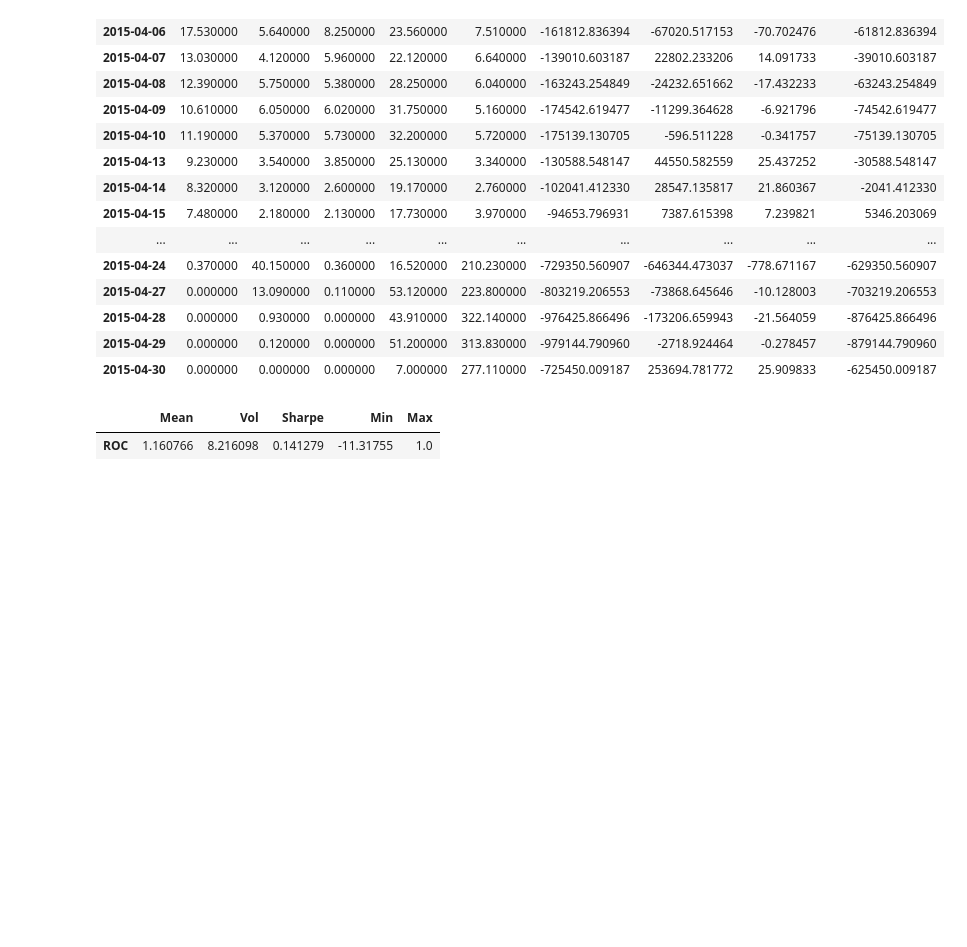
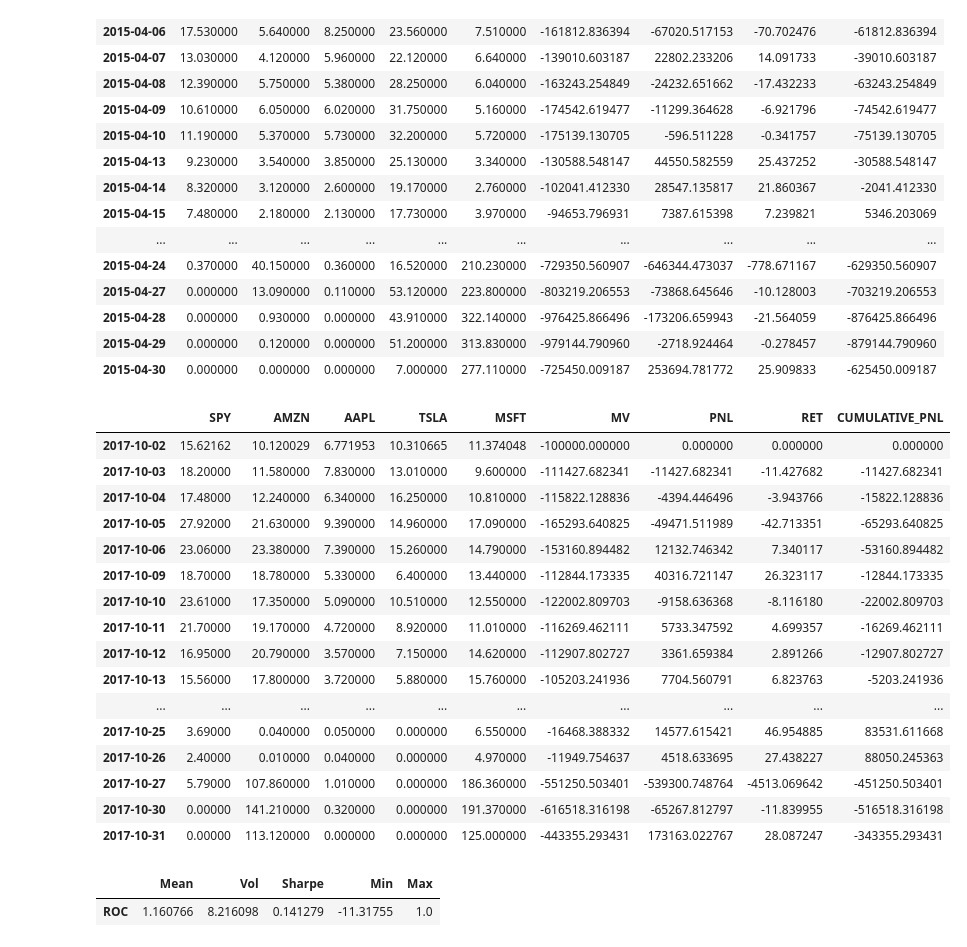
Before and after one commit to dcstein22/Trading_Math, a Jupyter notebook: covered_call_strat.ipynb, the cells around one changed output. Drawn from its saved outputs; the diff is of its cells as text; code cells hidden in the pictures; blank space fills up the shorter version.

```diff
--- a/covered_call_strat.ipynb
+++ b/covered_call_strat.ipynb
@@ -738,0 +748,20 @@ MONTHLPF['Apr-15']
+# %%
+MONTHLPF['Oct-17']
+# %% [output]
+|  | SPY | AMZN | AAPL | TSLA | MSFT | MV | PNL | RET | CUMULATIVE_PNL |
+| 2017-10-02 | 15.62162 | 10.120029 | 6.771953 | 10.310665 | 11.374048 | -100000.000000 | 0.000000 | 0.000000 | 0.000000 |
+| 2017-10-03 | 18.20000 | 11.580000 | 7.830000 | 13.010000 | 9.600000 | -111427.682341 | -11427.682341 | -11.427682 | -11427.682341 |
+| 2017-10-04 | 17.48000 | 12.240000 | 6.340000 | 16.250000 | 10.810000 | -115822.128836 | -4394.446496 | -3.943766 | -15822.128836 |
+| 2017-10-05 | 27.92000 | 21.630000 | 9.390000 | 14.960000 | 17.090000 | -165293.640825 | -49471.511989 | -42.713351 | -65293.640825 |
+| 2017-10-06 | 23.06000 | 23.380000 | 7.390000 | 15.260000 | 14.790000 | -153160.894482 | 12132.746342 | 7.340117 | -53160.894482 |
+| 2017-10-09 | 18.70000 | 18.780000 | 5.330000 | 6.400000 | 13.440000 | -112844.173335 | 40316.721147 | 26.323117 | -12844.173335 |
+| 2017-10-10 | 23.61000 | 17.350000 | 5.090000 | 10.510000 | 12.550000 | -122002.809703 | -9158.636368 | -8.116180 | -22002.809703 |
+| 2017-10-11 | 21.70000 | 19.170000 | 4.720000 | 8.920000 | 11.010000 | -116269.462111 | 5733.347592 | 4.699357 | -16269.462111 |
+| 2017-10-12 | 16.95000 | 20.790000 | 3.570000 | 7.150000 | 14.620000 | -112907.802727 | 3361.659384 | 2.891266 | -12907.802727 |
+| 2017-10-13 | 15.56000 | 17.800000 | 3.720000 | 5.880000 | 15.760000 | -105203.241936 | 7704.560791 | 6.823763 | -5203.241936 |
+| ... | ... | ... | ... | ... | ... | ... | ... | ... | ... |
+| 2017-10-25 | 3.69000 | 0.040000 | 0.050000 | 0.000000 | 6.550000 | -16468.388332 | 14577.615421 | 46.954885 | 83531.611668 |
+| 2017-10-26 | 2.40000 | 0.010000 | 0.040000 | 0.000000 | 4.970000 | -11949.754637 | 4518.633695 | 27.438227 | 88050.245363 |
+| 2017-10-27 | 5.79000 | 107.860000 | 1.010000 | 0.000000 | 186.360000 | -551250.503401 | -539300.748764 | -4513.069642 | -451250.503401 |
+| 2017-10-30 | 0.00000 | 141.210000 | 0.320000 | 0.000000 | 191.370000 | -616518.316198 | -65267.812797 | -11.839955 | -516518.316198 |
+| 2017-10-31 | 0.00000 | 113.120000 | 0.000000 | 0.000000 | 125.000000 | -443355.293431 | 173163.022767 | 28.087247 | -343355.293431 |
```
Also changed, not shown: parts of 2 cells of this notebook.
